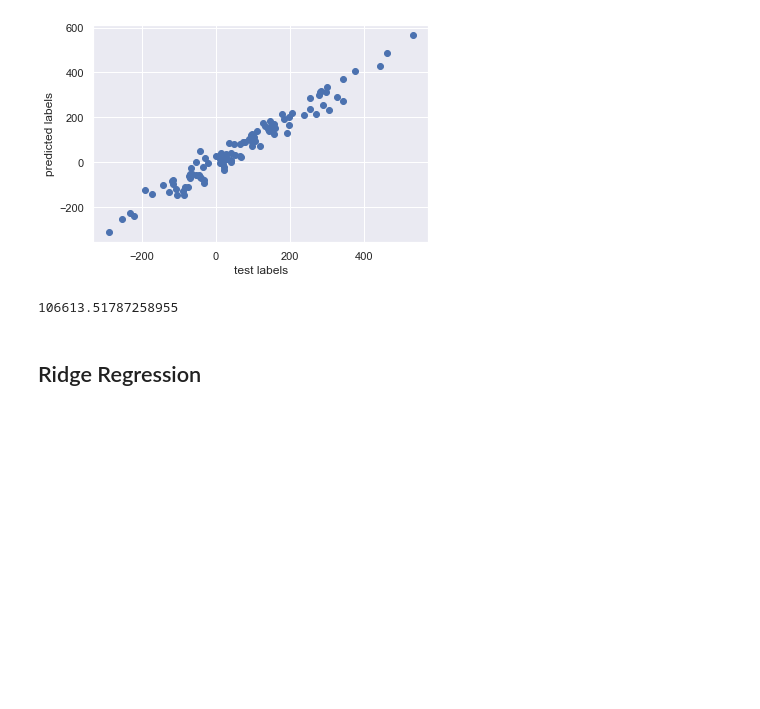
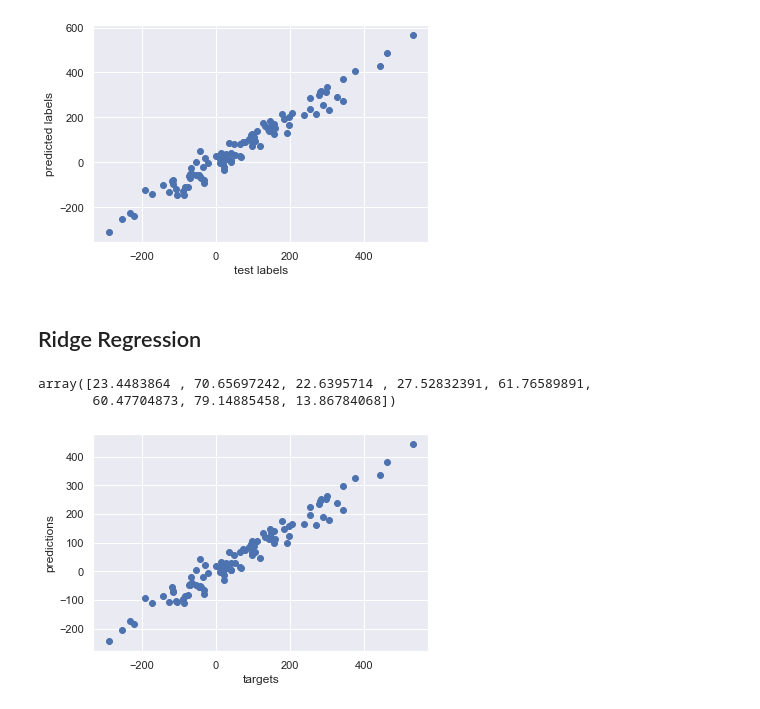
Before and after one commit to JeremCab/ModelisationMathBUT, a Jupyter notebook: TP/4_LinearRegression_CORR.ipynb, the cells around one changed output. Saved outputs shown, nothing was run; the diff lists cells and outputs as text; code cells hidden in the pictures; blank space fills up the shorter version.

```diff
--- a/TP/4_LinearRegression_CORR.ipynb
+++ b/TP/4_LinearRegression_CORR.ipynb
@@ -160,12 +160,13 @@ class LinearRegression():
     Closed-form solution (not gradient descent)
     """
 
-    def __init__(self):
+    def __init__(self, mode=("classic", None)):
         """
         Constructor.
         """
 
         self.beta_hat = None # solution of the regression
+        self.mode = mode # mode is either ("classic", None) or ("ridge", lamda)
 
 
     def fit(self, X_train, y_train):
@@ -187,6 +188,11 @@ class LinearRegression():
 
         # closed-form solution
         self.beta_hat = np.matmul(X_train.T, X_train)
+
+        if self.mode[0] == "ridge":
+            lamda = self.mode[1]
+            self.beta_hat = self.beta_hat + lamda*np.eye(self.beta_hat.shape[0])
+
         self.beta_hat = np.linalg.pinv(self.beta_hat)
         self.beta_hat = np.matmul(self.beta_hat, X_train.T)
         self.beta_hat = np.matmul(self.beta_hat, y_train)
@@ -304,10 +310,22 @@ plt.ylabel("predicted labels")
 plt.show()
 # %% [output]
 [figure]
-# %%
-RSS = np.sum(np.square(y_pred - y_test))
-RSS
-# %% [output]
-106613.51787258955
 # %% [markdown]
 ## Ridge Regression
+# %%
+lr3 = LinearRegression(mode=("ridge", 100))
+lr3.fit(X_train, y_train)
+# %%
+lr3.beta_hat
+# %% [output]
+array([23.4483864 , 70.65697242, 22.6395714 , 27.52832391, 61.76589891,
+       60.47704873, 79.14885458, 13.86784068])
+# %%
+y_test_pred = lr3.predict(X_test)
+# %%
+plt.scatter(y_test, y_test_pred)
+plt.xlabel("targets")
+plt.ylabel("predictions")
+plt.show()
+# %% [output]
+[figure, added]
```
Also changed, not shown: parts of 3 cells of this notebook, 1 other file.
